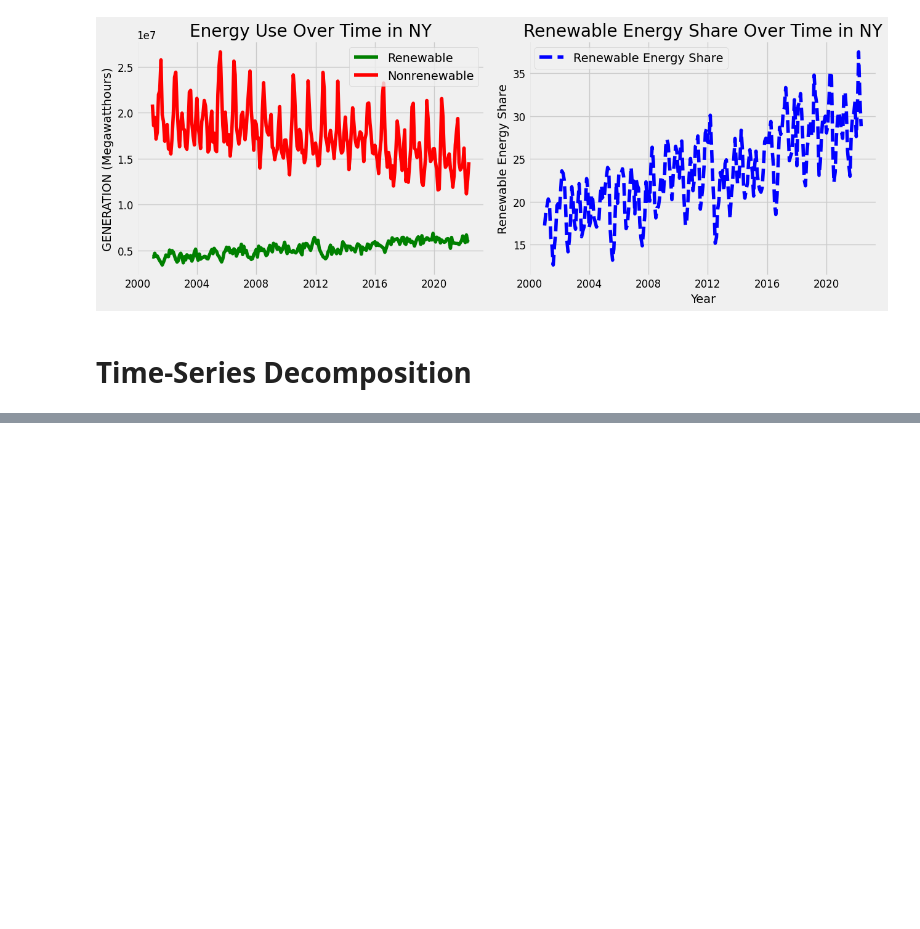
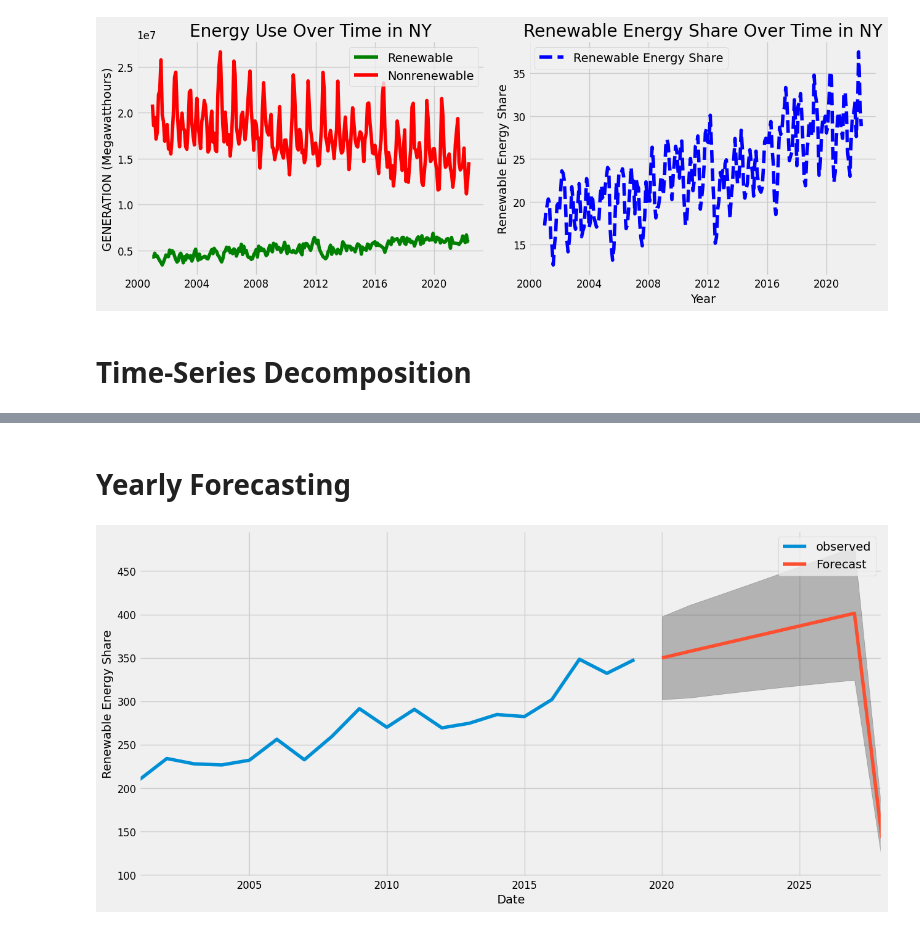
Before and after one commit to hkane206/EnergyPolicy, a Jupyter notebook: res_time_series.ipynb, the cells around one changed output, grey strips where cells are left out. Cells and saved outputs as stored; diff of their text form; code cells hidden in the pictures; blank space fills up the shorter version.

```diff
--- a/res_time_series.ipynb
+++ b/res_time_series.ipynb
@@ -225,0 +239,29 @@ plt.show()
+# %% [markdown]
+# **Yearly Forecasting**
+# %%
+yearly_sum = y.resample('Y').sum()
+
+forecast_data = {
+    'forecast': pred_uc.predicted_mean,  # The predicted values
+    'lower_bound': pred_ci.iloc[:, 0],   # The lower bound of the confidence interval
+    'upper_bound': pred_ci.iloc[:, 1]    # The upper bound of the confidence interval
+}
+
+# Convert the dictionary to a DataFrame and set the date index
+df_forecast = pd.DataFrame(forecast_data, index=pred_uc.predicted_mean.index)
+
+# Now, you can aggregate these monthly predictions to yearly
+yearly_forecast = df_forecast.resample('Y').sum()
+
+ax = yearly_sum.plot(label='observed', figsize=(14, 7))
+yearly_forecast['forecast'].plot(ax=ax, label='Forecast')
+ax.fill_between(yearly_forecast.index,
+                yearly_forecast['lower_bound'],
+                yearly_forecast['upper_bound'], color='k', alpha=.25)
+ax.set_xlabel('Date')
+ax.set_ylabel('Renewable Energy Share')
+
+plt.legend()
+plt.show()
+# %% [output]
+[figure, added]
```
Also changed, not shown: parts of 13 cells of this notebook.
